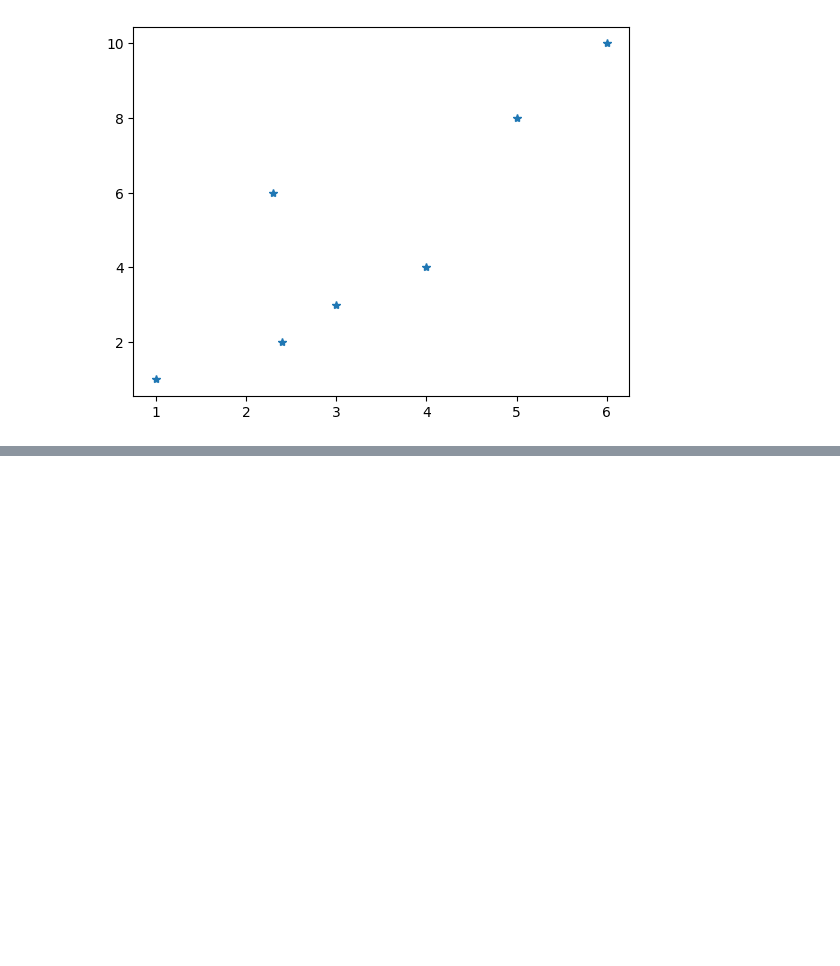
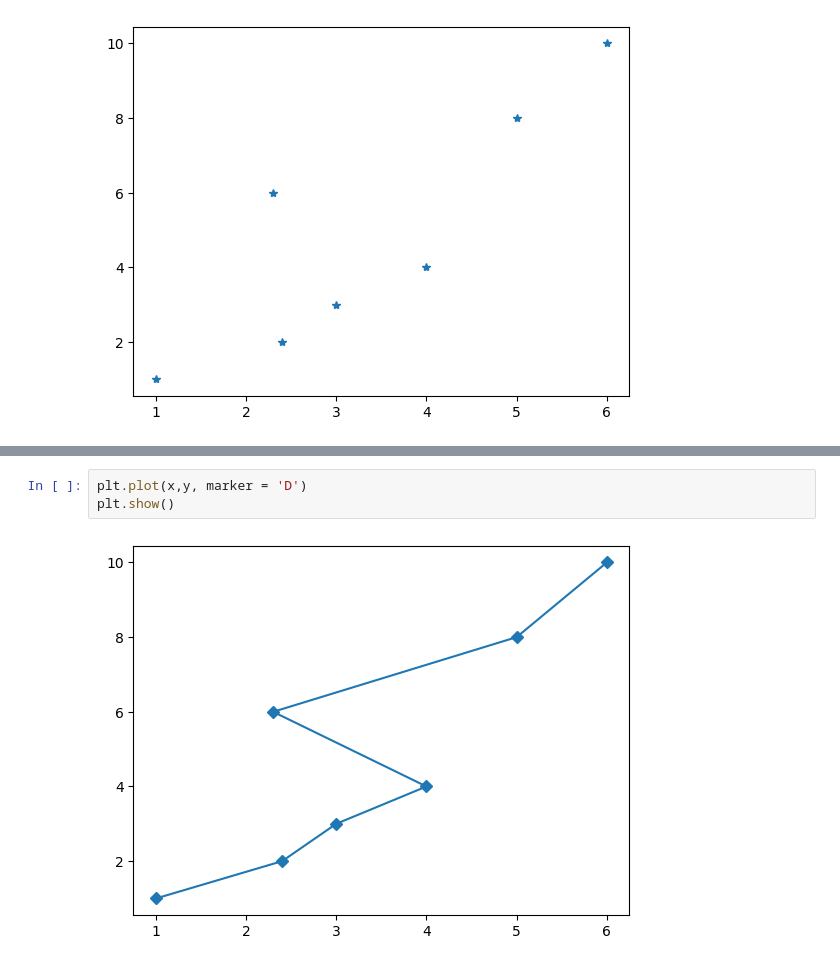
Before and after one commit to SAliSH79/Python_Hejazizo, a Jupyter notebook: Advanced/Matplotlib.ipynb, the cells around one changed output, grey strips where cells are left out. Cells and saved outputs as stored; diff of their text form; blank space fills up the shorter version.

```diff
--- a/Advanced/Matplotlib.ipynb
+++ b/Advanced/Matplotlib.ipynb
@@ -17,0 +23,5 @@ plt.show()
+# %%
+plt.plot(x,y, marker = 'D')
+plt.show()
+# %% [output]
+[figure, added]
```
Also changed, not shown: parts of 4 cells of this notebook.
